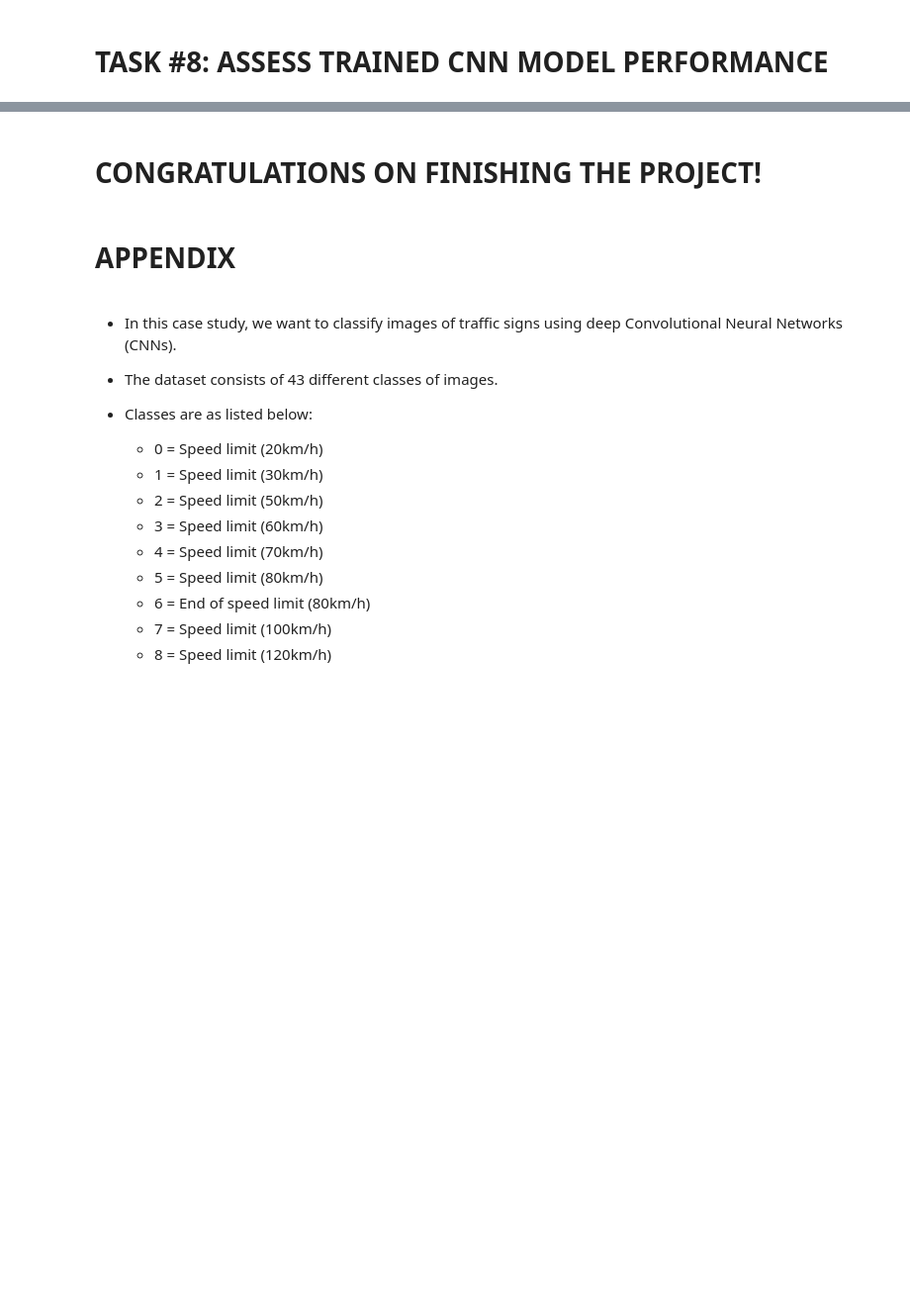
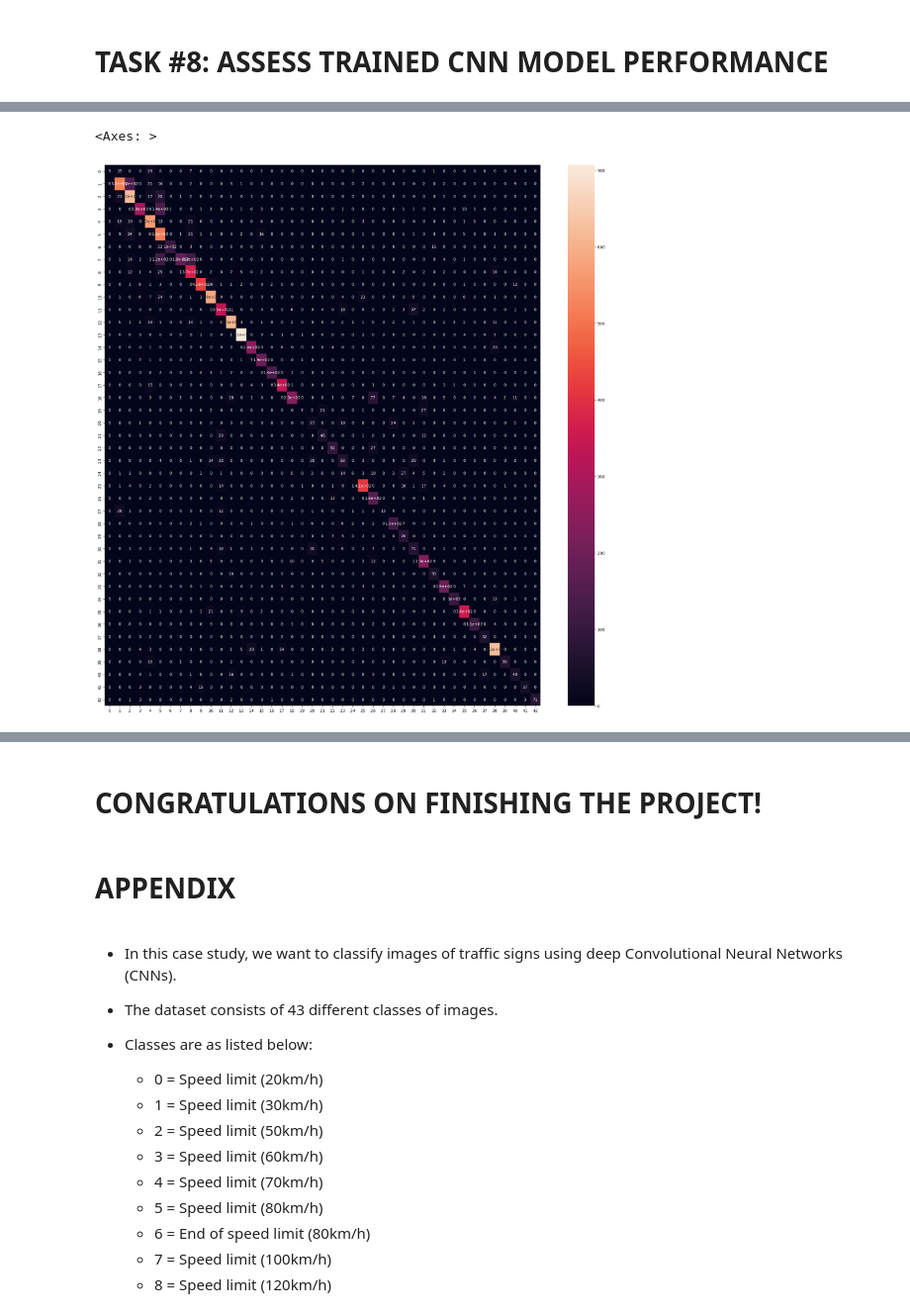
Before and after one commit to Usama-Amjad/Traffic-Sign-Classification-DL, a Jupyter notebook: Deep Learning For Traffic Sign Classification.ipynb, the cells around one changed output, grey strips where cells are left out. Shown: that part at 99% size. Saved outputs shown, nothing was run; the diff lists cells and outputs as text; code cells hidden in the pictures; blank space fills up the shorter version.

```diff
--- a/Deep Learning For Traffic Sign Classification.ipynb
+++ b/Deep Learning For Traffic Sign Classification.ipynb
@@ -202,8 +223,10 @@ val_loss = history.history['val_loss']
 # %%
-predicted_classes = CNN.predict_classes(X_test_gray_norm)
+predicted_classes = CNN.predict(X_test_gray_norm)
+classes_x=np.argmax(predicted_classes,axis=1)
 y_true = y_test
 
 from sklearn.metrics import confusion_matrix
-cm = confusion_matrix(y_true, predicted_classes)
+cm = confusion_matrix(y_true, classes_x)
 plt.figure(figsize = (25, 25))
 sns.heatmap(cm, annot = True)
+# %% [output]
@@ -210,3 +234,5 @@ sns.heatmap(cm, annot = True)
+<Axes: >
+[figure, added]
 # %%
 L = 5
 W = 5
```
Also changed, not shown: parts of 12 cells of this notebook.
